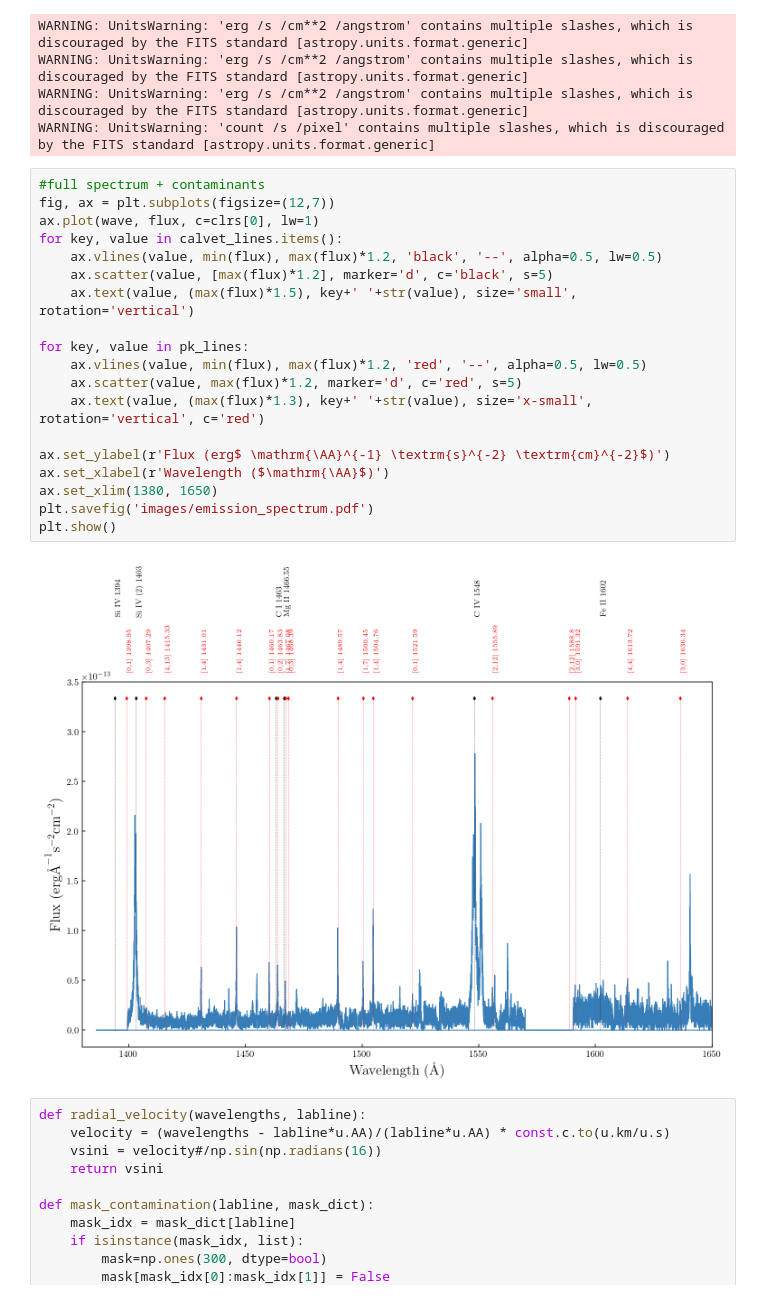
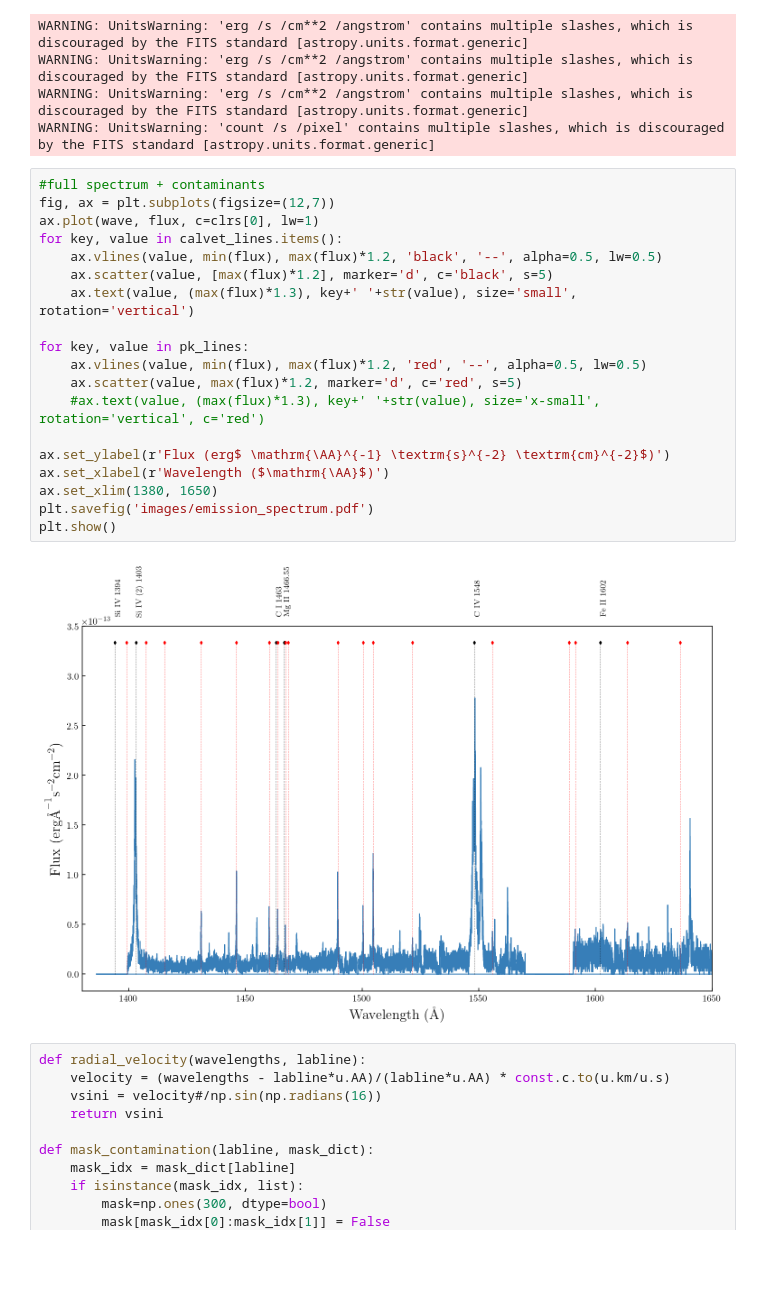
Before and after one commit to PK0207/scripts_by_me, a Jupyter notebook: research24/plotting.ipynb, the cells around one changed output. Saved outputs shown, nothing was run; the diff lists cells and outputs as text; blank space fills up the shorter version.

```diff
--- a/research24/plotting.ipynb
+++ b/research24/plotting.ipynb
@@ -155,24 +155,24 @@ WARNING: UnitsWarning: 'count /s /pixel' contains multiple slashes, which is dis
 # %%
 #full spectrum + contaminants
 fig, ax = plt.subplots(figsize=(12,7))
 ax.plot(wave, flux, c=clrs[0], lw=1)
 for key, value in calvet_lines.items():
     ax.vlines(value, min(flux), max(flux)*1.2, 'black', '--', alpha=0.5, lw=0.5)
     ax.scatter(value, [max(flux)*1.2], marker='d', c='black', s=5)
-    ax.text(value, (max(flux)*1.5), key+' '+str(value), size='small', rotation='vertical')
+    ax.text(value, (max(flux)*1.3), key+' '+str(value), size='small', rotation='vertical')
 
 for key, value in pk_lines:
     ax.vlines(value, min(flux), max(flux)*1.2, 'red', '--', alpha=0.5, lw=0.5)
     ax.scatter(value, max(flux)*1.2, marker='d', c='red', s=5)
-    ax.text(value, (max(flux)*1.3), key+' '+str(value), size='x-small', rotation='vertical', c='red')
+    #ax.text(value, (max(flux)*1.3), key+' '+str(value), size='x-small', rotation='vertical', c='red')
 
 ax.set_ylabel(r'Flux (erg$ \mathrm{\AA}^{-1} \textrm{s}^{-2} \textrm{cm}^{-2}$)')
 ax.set_xlabel(r'Wavelength ($\mathrm{\AA}$)')
 ax.set_xlim(1380, 1650)
 plt.savefig('images/emission_spectrum.pdf')
 plt.show()
 # %% [output]
-[figure, old version]
+[figure, new version]
 # %%
 def radial_velocity(wavelengths, labline):
     velocity = (wavelengths - labline*u.AA)/(labline*u.AA) * const.c.to(u.km/u.s)
```
Also changed, not shown: parts of 1 cell of this notebook, 9 other files.
